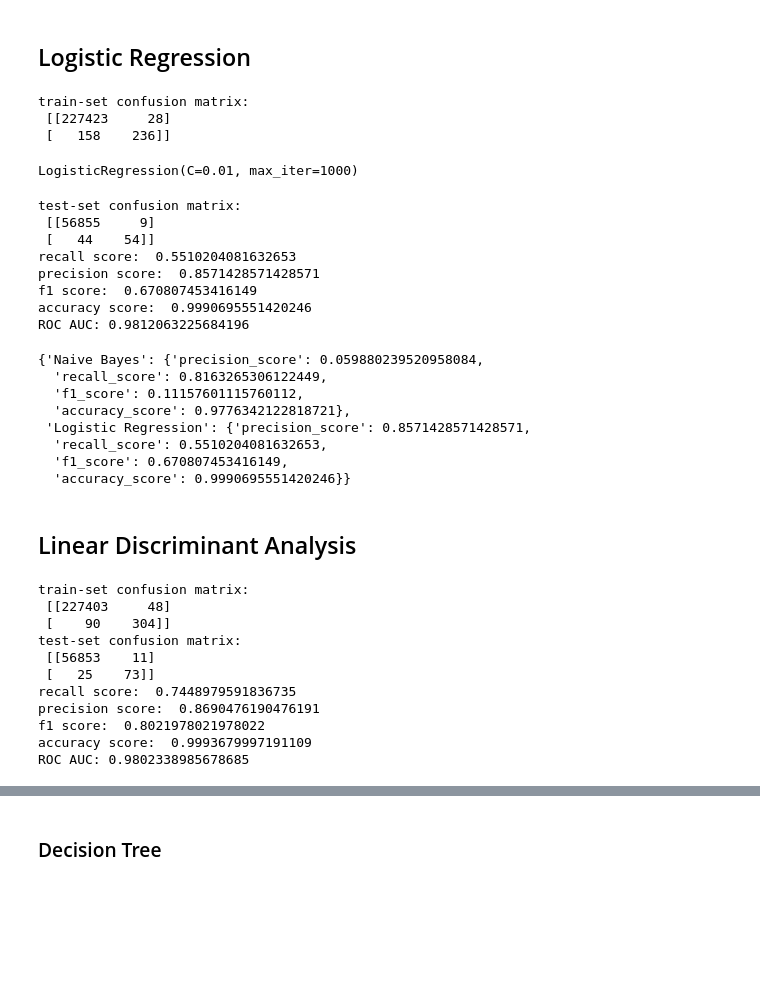
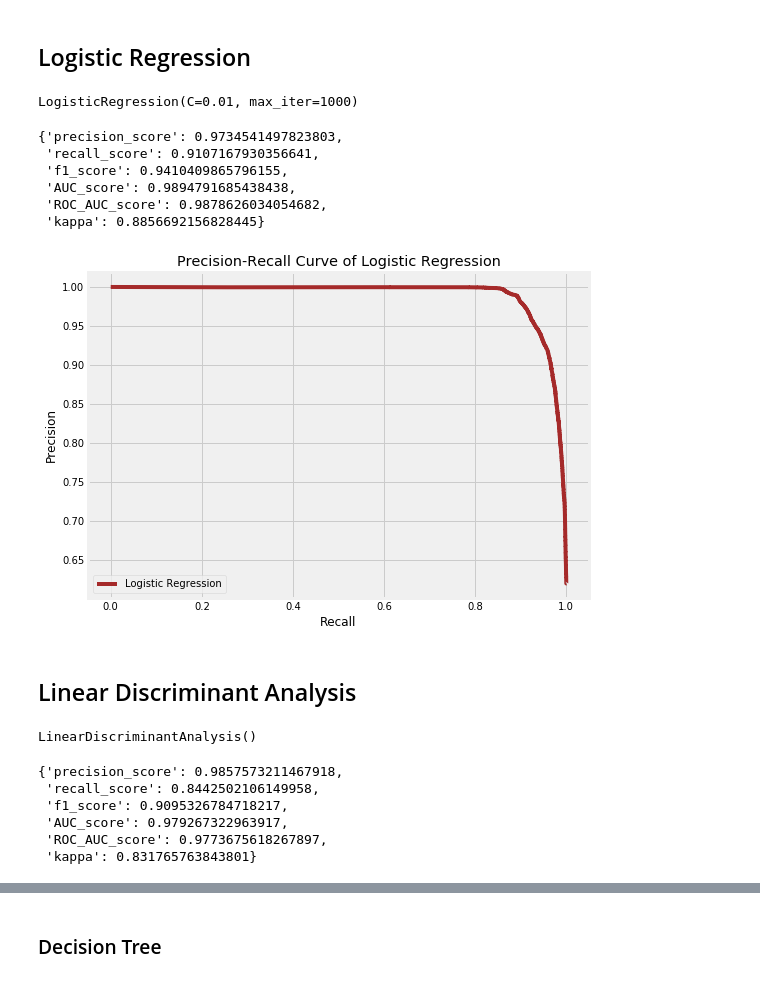
Before and after one commit to kamlesh11/Credit-Card-Fraud-Detection, a Jupyter notebook: Credit card fraud detection Oversampling.ipynb, the cells around one changed output, grey strips where cells are left out. Cells and saved outputs as stored; diff of their text form; code cells hidden in the pictures; blank space fills up the shorter version.

```diff
--- a/Credit card fraud detection Oversampling.ipynb
+++ b/Credit card fraud detection Oversampling.ipynb
@@ -183,12 +141,6 @@ scores
 ## Logistic Regression
 # %%
 from sklearn.linear_model import LogisticRegression
-# %%
-LR_y_pred, LR_y_pred_prob = get_predictions(LogisticRegression(C = 0.01, penalty = 'l2',max_iter=1000),x_Train, y_Train, x_Test)
-# %% [output]
-train-set confusion matrix:
- [[227423     28]
- [   158    236]]
 # %%
 lr = LogisticRegression(C = 0.01, penalty = 'l2',max_iter=1000)
 # %%
@@ -196,18 +148,7 @@ lr.fit(x_Train, y_Train)
 # %% [output]
 LogisticRegression(C=0.01, max_iter=1000)
 # %%
-ypred = lr.predict(x_Test)
-# Compute predicted probabilities: y_pred_prob
-ypredProv = lr.predict_proba(x_Test)
+lr_pred,lr_prob=lr.predict(x_Test),lr.predict_proba(x_Test)
-# %%
-print_scores(y_Test,ypred,ypredProv)
-# %% [output]
-test-set confusion matrix:
- [[56855     9]
- [   44    54]]
-recall score:  0.5510204081632653
-precision score:  0.8571428571428571
-f1 score:  0.670807453416149
-accuracy score:  0.9990695551420246
-ROC AUC: 0.9812063225684196
+# %%
+lr_precision,lr_recall,_ = precision_recall_curve(y_Test,lr_prob[:,1])
 # %%
@@ -215,14 +156,22 @@ addValues(y_Test,ypred,"Logistic Regression")
 # %%
-scores
+scores['Logistic Regression']
 # %% [output]
-{'Naive Bayes': {'precision_score': 0.059880239520958084,
-  'recall_score': 0.8163265306122449,
-  'f1_score': 0.11157601115760112,
-  'accuracy_score': 0.9776342122818721},
- 'Logistic Regression': {'precision_score': 0.8571428571428571,
-  'recall_score': 0.5510204081632653,
-  'f1_score': 0.670807453416149,
-  'accuracy_score': 0.9990695551420246}}
+{'precision_score': 0.9734541497823803,
+ 'recall_score': 0.9107167930356641,
+ 'f1_score': 0.9410409865796155,
+ 'AUC_score': 0.9894791685438438,
+ 'ROC_AUC_score': 0.9878626034054682,
+ 'kappa': 0.8856692156828445}
+# %%
+plt.figure(figsize=(8,6))
+plt.plot(lr_recall, lr_precision, label='Logistic Regression',color='brown')
+plt.title('Precision-Recall Curve of Logistic Regression')
+plt.xlabel('Recall')
+plt.ylabel('Precision')
+plt.legend(loc='lower left')
+plt.show()
+# %% [output]
+[figure, added]
 # %% [markdown]
 ## Linear Discriminant Analysis
 # %%
@@ -234,15 +181,4 @@ LDA_clf=LinearDiscriminantAnalysis()
-# %%
-LDA_y_pred, LDA_y_pred_prob = get_predictions(LinearDiscriminantAnalysis(),x_Train, y_Train, x_Test)
-print_scores(y_Test,LDA_y_pred,LDA_y_pred_prob)
-# %% [output]
-train-set confusion matrix:
- [[227403     48]
- [    90    304]]
-test-set confusion matrix:
- [[56853    11]
- [   25    73]]
-recall score:  0.7448979591836735
-precision score:  0.8690476190476191
-f1 score:  0.8021978021978022
-accuracy score:  0.9993679997191109
-ROC AUC: 0.9802338985678685
+# %%
+lda_clf.fit(x_Train,y_Train)
+# %% [output]
+LinearDiscriminantAnalysis()
@@ -250,0 +191,9 @@ addValues(y_Test,LDA_y_pred,"Linear Discriminant Analysis ")
+# %%
+scores['Linear Discriminant Analysis']
+# %% [output]
+{'precision_score': 0.9857573211467918,
+ 'recall_score': 0.8442502106149958,
+ 'f1_score': 0.9095326784718217,
+ 'AUC_score': 0.979267322963917,
+ 'ROC_AUC_score': 0.9773675618267897,
+ 'kappa': 0.831765763843801}
```
Also changed, not shown: parts of 85 cells of this notebook, 2 other files.
